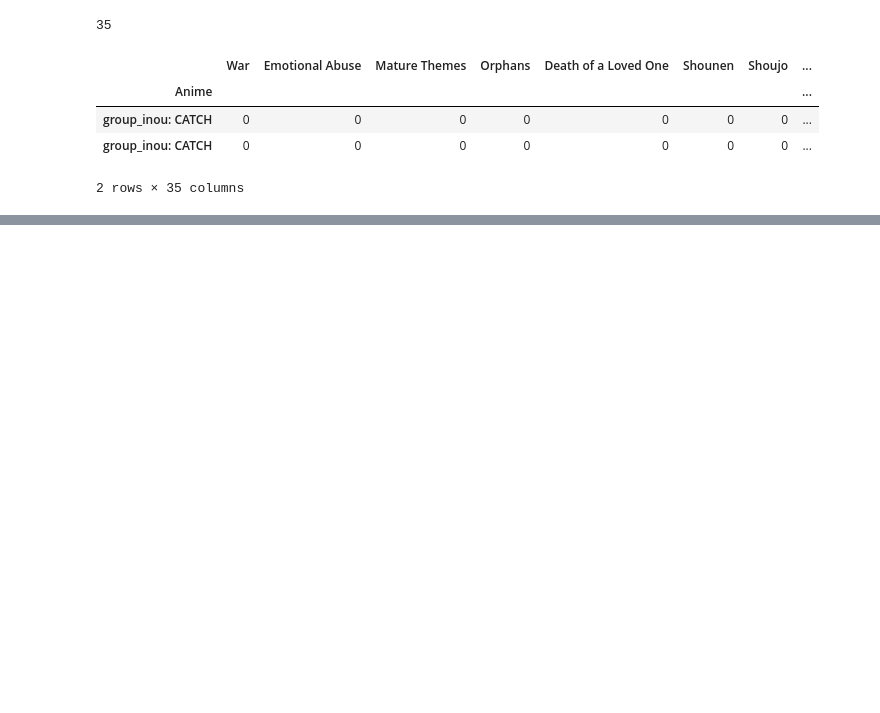
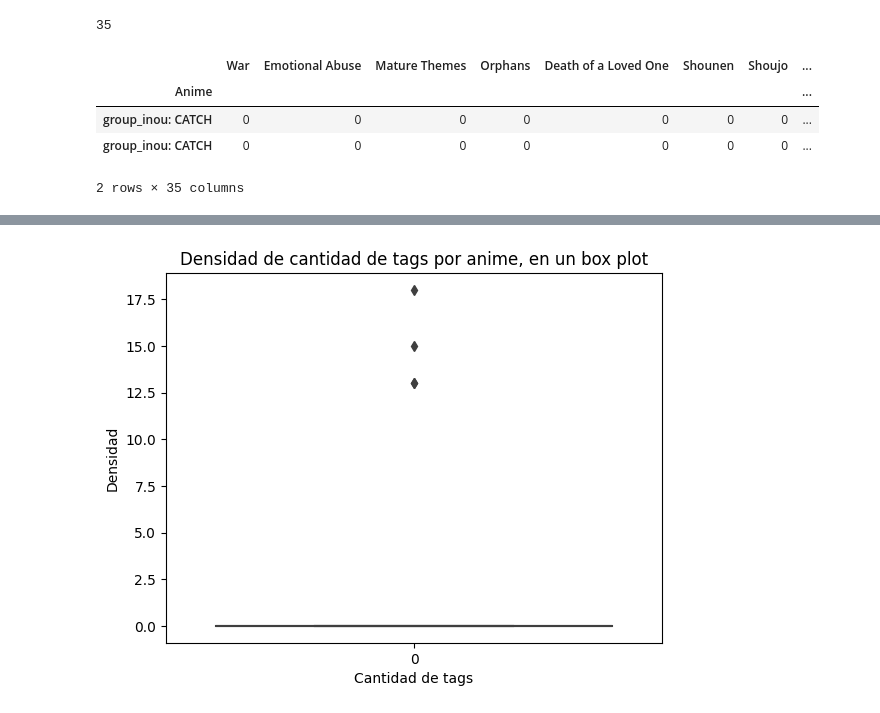
Before and after one commit to VAMarques/Proyecto-Grupo-12, a Jupyter notebook: demo Mativ/tags_exploratorio.ipynb, the cells around one changed output, grey strips where cells are left out. Saved outputs shown, nothing was run; the diff lists cells and outputs as text; code cells hidden in the pictures; blank space fills up the shorter version.

```diff
--- a/demo Mativ/tags_exploratorio.ipynb
+++ b/demo Mativ/tags_exploratorio.ipynb
@@ -110,0 +503,21 @@ all_tags_df_sparse.head()
+# %%
+# Box plot de la cantidad de tags por anime
+
+sns.boxplot(data=all_tags_df_sparse.sum(axis=1))
+
+# Label del eje x
+plt.xlabel("Cantidad de tags")
+
+# Label del eje y
+plt.ylabel("Densidad")
+
+
+# Título del gráfico
+
+plt.title("Densidad de cantidad de tags por anime, en un box plot")
+
+# Mostrar el gráfico
+
+plt.show()
+# %% [output]
+[figure, added]
```
Also changed, not shown: parts of 31 cells of this notebook, 3 other files.
